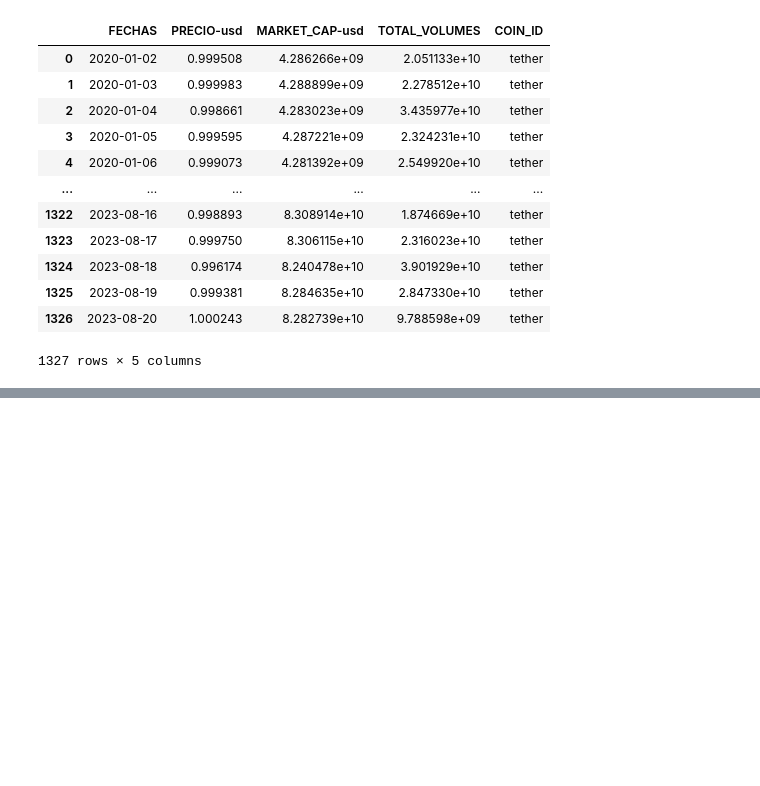
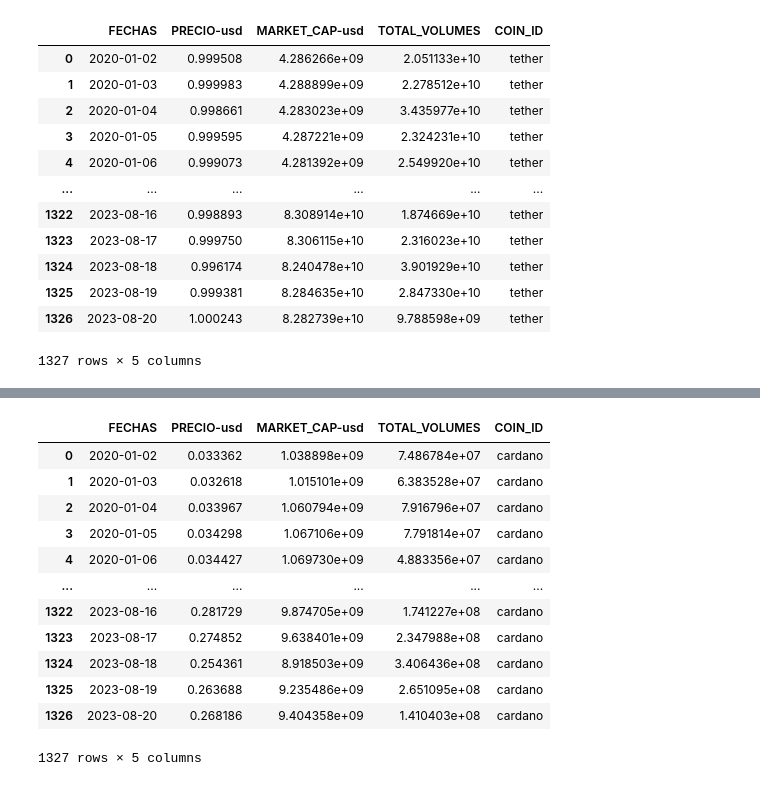
Before and after one commit to Constanzafl/Proyecto2_Data_Analytics, a Jupyter notebook: ETL/history.ipynb, the cells around one changed output, grey strips where cells are left out. Cells and saved outputs as stored; diff of their text form; code cells hidden in the pictures; blank space fills up the shorter version.

```diff
--- a/ETL/history.ipynb
+++ b/ETL/history.ipynb
@@ -184,0 +259,22 @@ price_history_tet.to_csv('tether.csv', index=True)
+# %%
+coin_id = "cardano"  # Reemplaza con el ID de la moneda que deseas analizar
+start_date = "1577890800"  # Fecha de inicio enero 2020
+end_date = "1692543600"    # Agosto 2023
+
+price_history_cardano = get_price_and_market_cap(coin_id, start_date, end_date)
+
+price_history_cardano
+# %% [output]
+|  | FECHAS | PRECIO-usd | MARKET_CAP-usd | TOTAL_VOLUMES | COIN_ID |
+| 0 | 2020-01-02 | 0.033362 | 1.038898e+09 | 7.486784e+07 | cardano |
+| 1 | 2020-01-03 | 0.032618 | 1.015101e+09 | 6.383528e+07 | cardano |
+| 2 | 2020-01-04 | 0.033967 | 1.060794e+09 | 7.916796e+07 | cardano |
+| 3 | 2020-01-05 | 0.034298 | 1.067106e+09 | 7.791814e+07 | cardano |
+| 4 | 2020-01-06 | 0.034427 | 1.069730e+09 | 4.883356e+07 | cardano |
+| ... | ... | ... | ... | ... | ... |
+| 1322 | 2023-08-16 | 0.281729 | 9.874705e+09 | 1.741227e+08 | cardano |
+| 1323 | 2023-08-17 | 0.274852 | 9.638401e+09 | 2.347988e+08 | cardano |
+| 1324 | 2023-08-18 | 0.254361 | 8.918503e+09 | 3.406436e+08 | cardano |
+| 1325 | 2023-08-19 | 0.263688 | 9.235486e+09 | 2.651095e+08 | cardano |
+| 1326 | 2023-08-20 | 0.268186 | 9.404358e+09 | 1.410403e+08 | cardano |
+1327 rows × 5 columns
```
Also changed, not shown: parts of 12 cells of this notebook.
